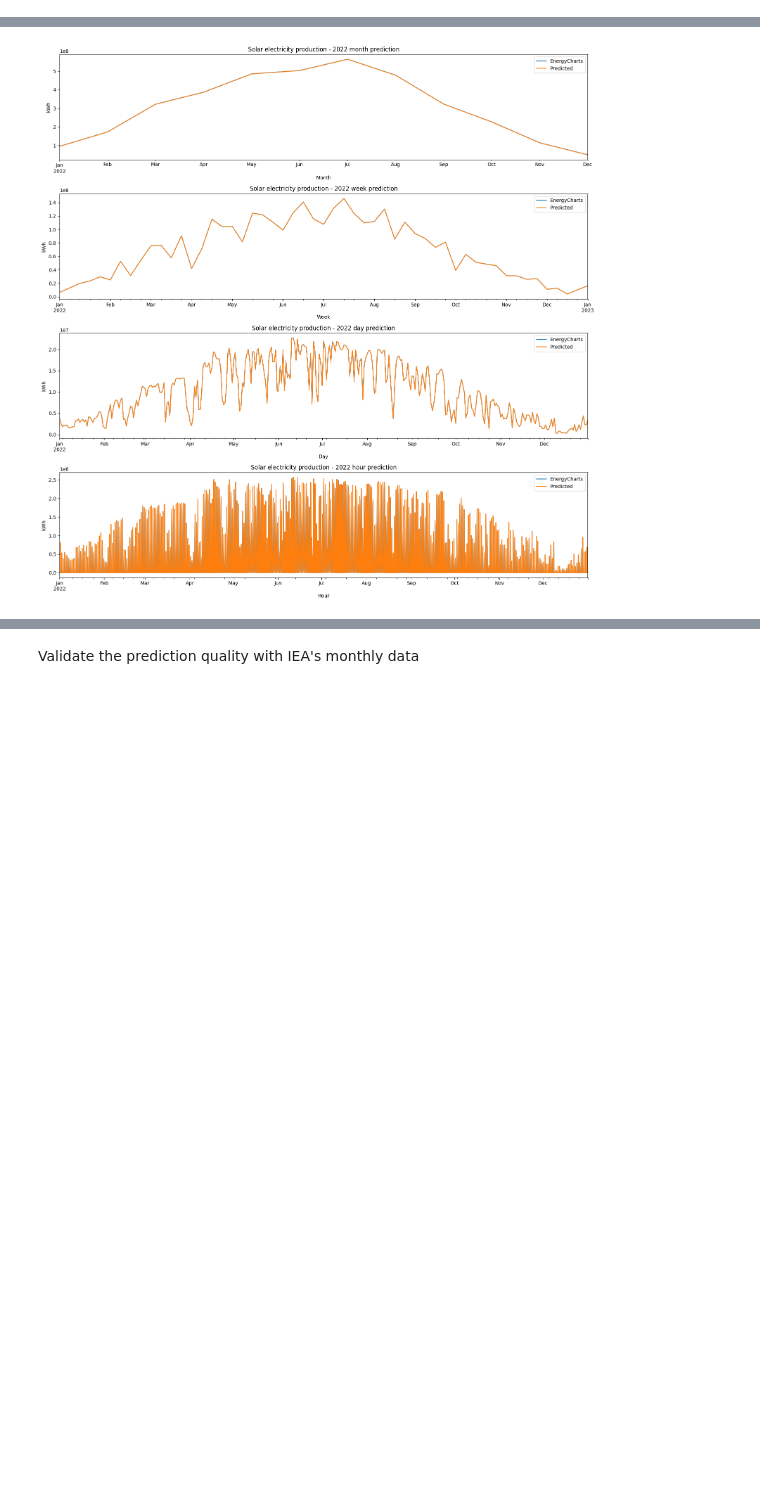
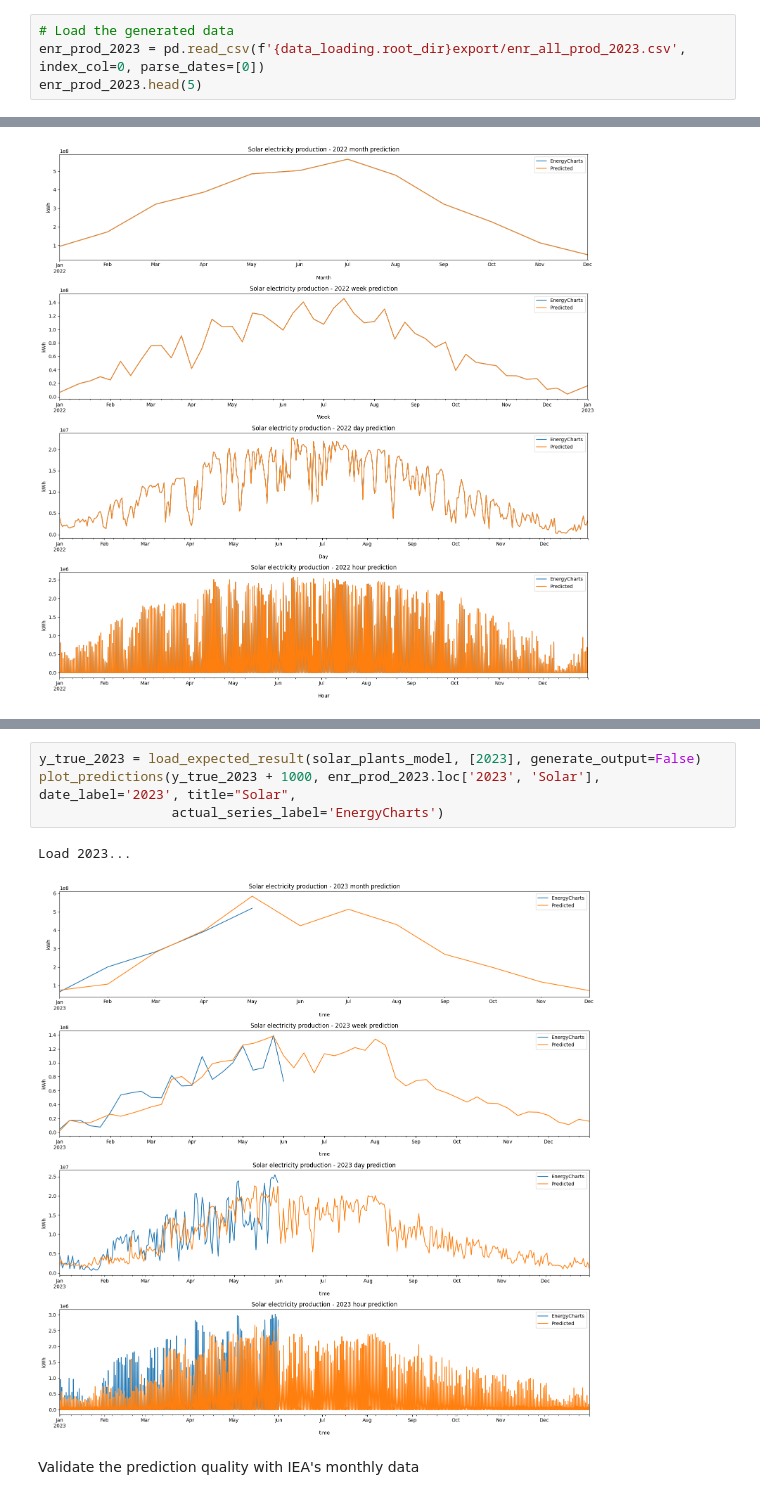
Before and after one commit to Souhaillyamani/Model, a Jupyter notebook: example.ipynb, the cells around one changed output, grey strips where cells are left out. Saved outputs shown, nothing was run; the diff lists cells and outputs as text; blank space fills up the shorter version.

```diff
--- a/example.ipynb
+++ b/example.ipynb
@@ -56,3 +129,7 @@ enr_data = generate_production_files([wind_plants_model, solar_plants_model], [2
 # %%
 # Load the generated data
 enr_prod_all = pd.read_csv(f'{data_loading.root_dir}export/enr_prod_2017-2022.csv', index_col=0, parse_dates=[0])
+# %%
+# Load the generated data
+enr_prod_2023 = pd.read_csv(f'{data_loading.root_dir}export/enr_all_prod_2023.csv', index_col=0, parse_dates=[0])
+enr_prod_2023.head(5)
@@ -86,3 +178,10 @@ Load 2022...
+# %%
+y_true_2023 = load_expected_result(solar_plants_model, [2023], generate_output=False)
+plot_predictions(y_true_2023 + 1000, enr_prod_2023.loc['2023', 'Solar'], date_label='2023', title="Solar",
+                 actual_series_label='EnergyCharts')
+# %% [output]
+Load 2023...
+[figure, added]
 # %% [markdown]
 Validate the prediction quality with IEA's monthly data
 # %%
```
Also changed, not shown: parts of 5 cells of this notebook, 3 other files.
